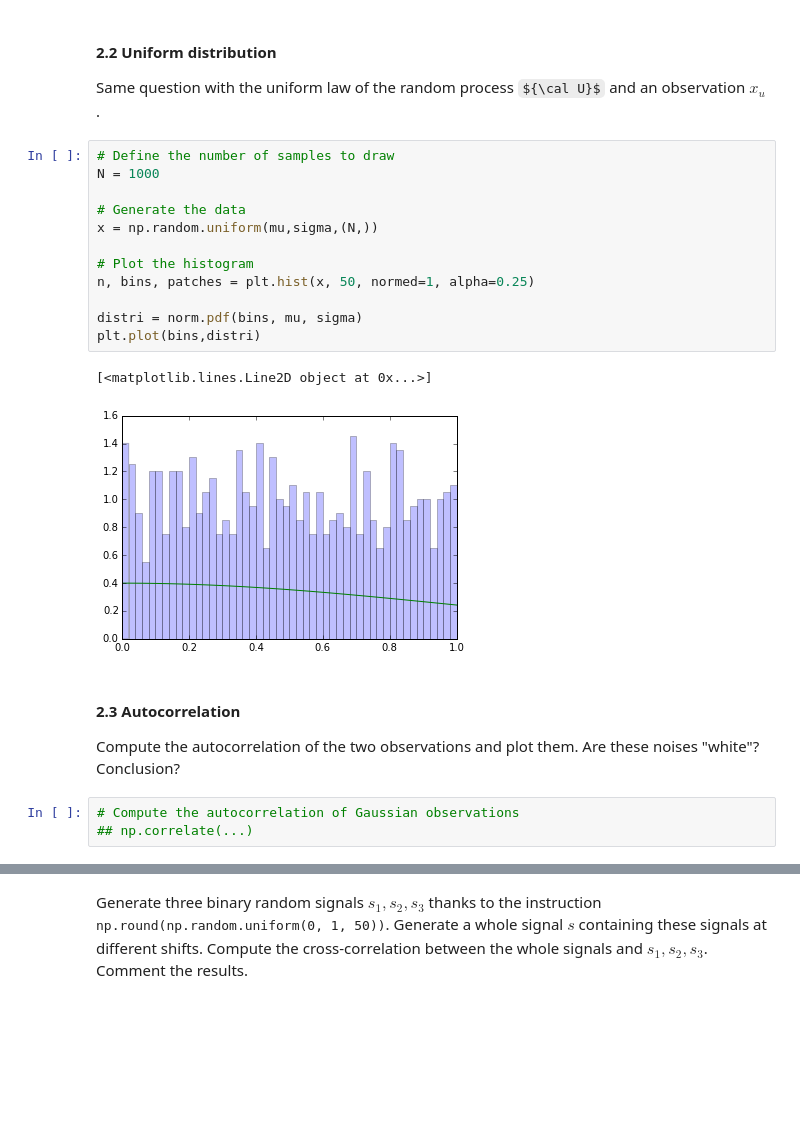
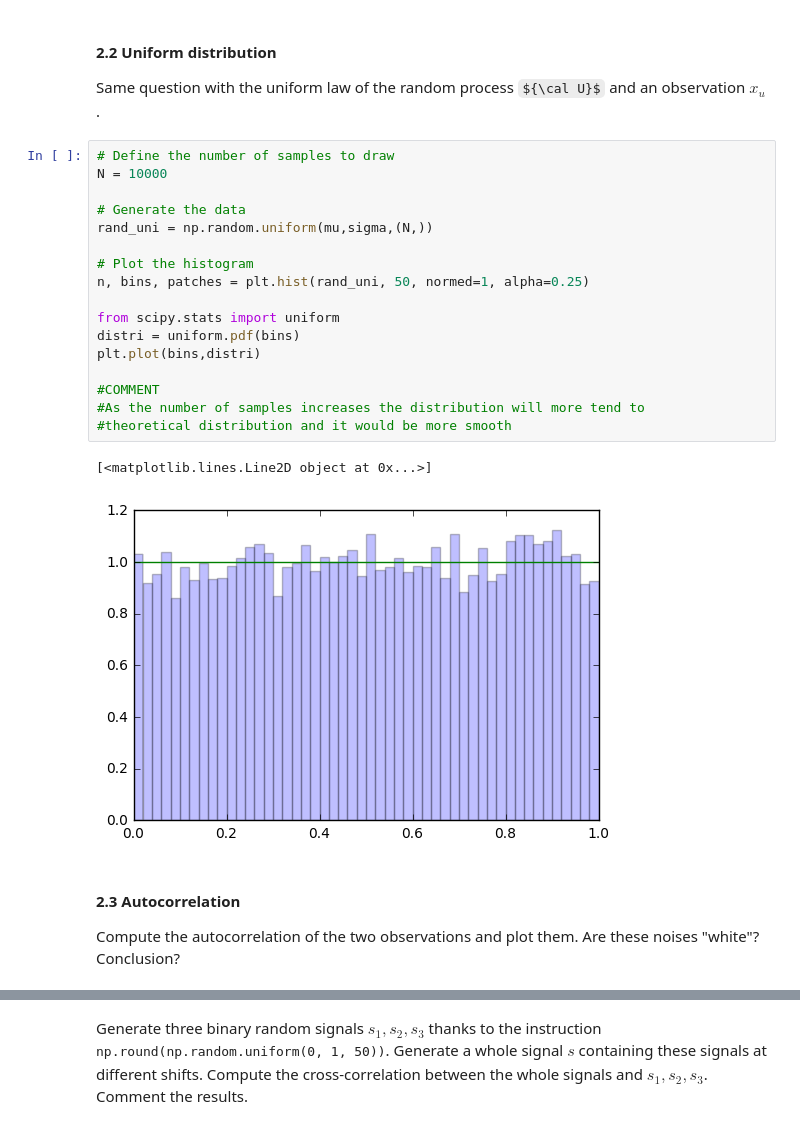
Before and after one commit to gopi231091/DSP-TP-1617, a Jupyter notebook: Lab1/python/Lab1.ipynb, the cells around one changed output, grey strips where cells are left out. Cells and saved outputs as stored; diff of their text form; some formulas as TeX source; blank space fills up the shorter version.

```diff
--- a/Lab1/python/Lab1.ipynb
+++ b/Lab1/python/Lab1.ipynb
@@ -232,22 +238,24 @@ plt.plot(bins,distri)
 Same question with the uniform law of the random process ${\cal U}$ and an observation $x_u$.
 # %%
 # Define the number of samples to draw
-N = 1000
+N = 10000
 
 # Generate the data
-x = np.random.uniform(mu,sigma,(N,))
+rand_uni = np.random.uniform(mu,sigma,(N,))
 
 # Plot the histogram
-n, bins, patches = plt.hist(x, 50, normed=1, alpha=0.25)
+n, bins, patches = plt.hist(rand_uni, 50, normed=1, alpha=0.25)
 
-distri = norm.pdf(bins, mu, sigma)
+from scipy.stats import uniform
+distri = uniform.pdf(bins)
 plt.plot(bins,distri)
+
+#COMMENT
+#As the number of samples increases the distribution will more tend to
+#theoretical distribution and it would be more smooth
 # %% [output]
 [<matplotlib.lines.Line2D object at 0x...>]
-[figure, old version]
+[figure, new version]
 # %% [markdown]
 #### 2.3 Autocorrelation
 Compute the autocorrelation of the two observations and plot them. Are these noises "white"? Conclusion?
-# %%
-# Compute the autocorrelation of Gaussian observations
-## np.correlate(...)
```
Also changed, not shown: parts of 13 cells of this notebook.
